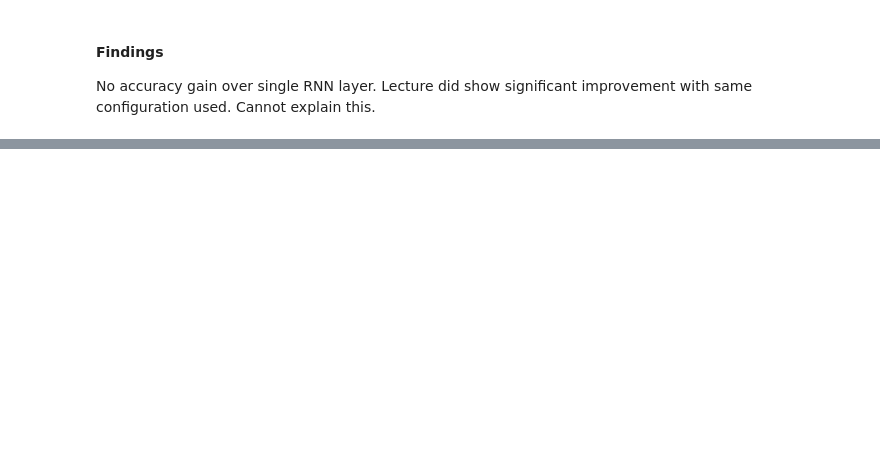
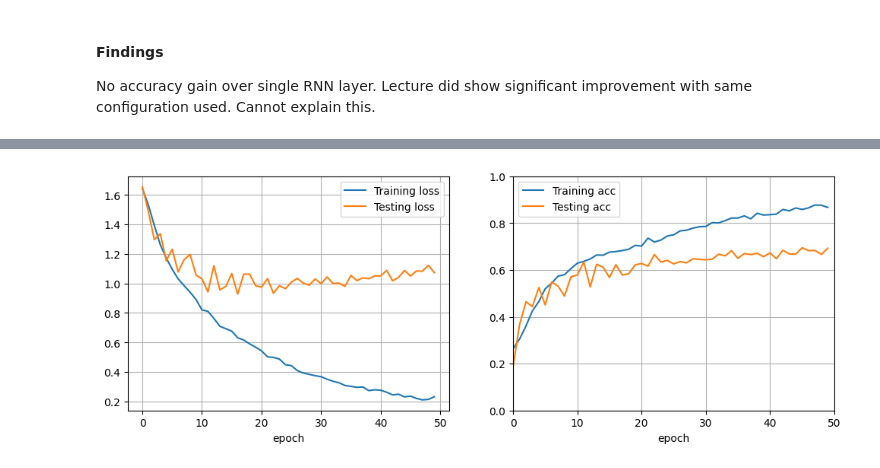
Before and after one commit to ayomeer/DeLearn, a Jupyter notebook: DL-PW-10/names_classification/name_classification-stud.ipynb, the cells around one changed output, grey strips where cells are left out. Drawn from its saved outputs; the diff is of its cells as text; code cells hidden in the pictures; blank space fills up the shorter version.

```diff
--- a/DL-PW-10/names_classification/name_classification-stud.ipynb
+++ b/DL-PW-10/names_classification/name_classification-stud.ipynb
@@ -438,0 +422,9 @@ Evaluate the results and compare it with the results obtained with the unbalance
+# %%
+# class weight solution:
+total = len(train)
+
+weights = {}
+for i, language in enumerate(languages):
+    count = len(train[train['lang']==language])
+
+    weights[i]  = (1 / count) * (total / len_languages)
@@ -438,0 +439,28 @@ Evaluate the results and compare it with the results obtained with the unbalance
+# %%
+from keras.models import Sequential
+from keras.layers import SimpleRNN, Dense
+
+
+hidden_size = 32
+
+model = Sequential()
+model.add(SimpleRNN(units=hidden_size, input_shape=(maxlen, len_alphabet), \
+                    return_sequences=True))
+model.add(SimpleRNN(units=hidden_size, \
+                    return_sequences=True))
+model.add(SimpleRNN(units=hidden_size, \
+                    return_sequences=False))
+model.add(Dense(units=len_languages, activation='softmax'))
+
+model.compile(optimizer='adam', loss='categorical_crossentropy', metrics=['accuracy'])
+model.summary()
+
+
+
+batch_size=64
+nepochs = 50
+
+log = model.fit(X_train, Y_train,
+                validation_data=(X_test, Y_test),
+                batch_size=batch_size, epochs=nepochs,
+                class_weight=weights)
@@ -438,0 +485,4 @@ Evaluate the results and compare it with the results obtained with the unbalance
+# %%
+plotTraining(log)
+# %% [output]
+[figure, added]
```
Also changed, not shown: parts of 15 cells of this notebook.
